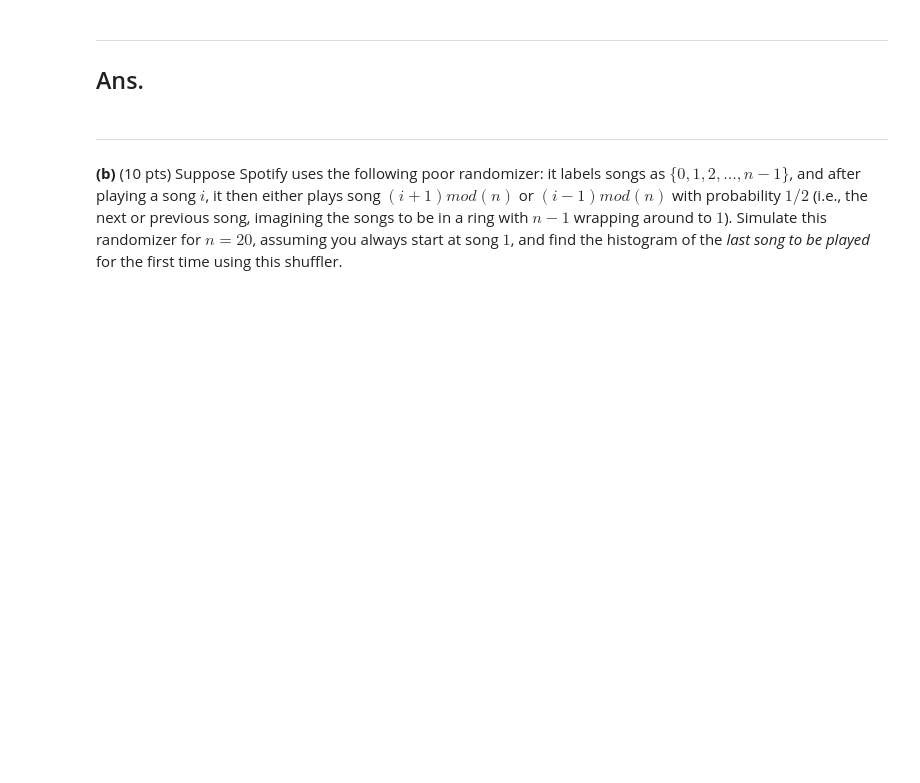
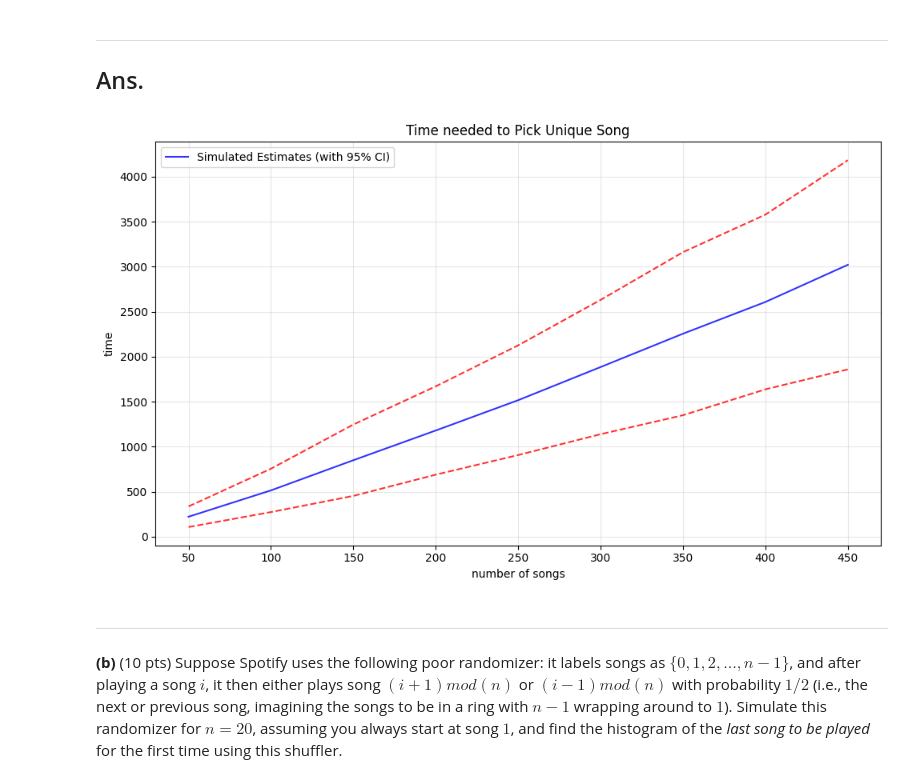
Before and after one commit to restinghouse0203/Academic_Project, a Jupyter notebook: Simluation/ORIE5580_Cornell/script/HW6.ipynb, the cells around one changed output. Cells and saved outputs as stored; diff of their text form; code cells hidden in the pictures; blank space fills up the shorter version.

```diff
--- a/Simluation/ORIE5580_Cornell/script/HW6.ipynb
+++ b/Simluation/ORIE5580_Cornell/script/HW6.ipynb
@@ -47,7 +48,16 @@ def
+# %%
+def uni_song_pick_time_count(n):
+  t = 0
+  song_list = range(n)
+  uni_song = []
+  while len(list(set(uni_song))) < n:
+    uni_song.append(random.choice(song_list))
+    t+=1
+  return t
 # %%
 np.random.seed(42)
 S = 1000
-N = range(100, 1000, 100)
+N = range(50, 500, 50)
 avg_time_spent = []
 LB_CI = []
 UB_CI = []
@@ -58,6 +68,26 @@ for n in N:
     t.append(uni_song_pick_time_count(n))
 
   mean_time = np.mean(t)
+  se = np.std(t,ddof=1)
+  avg_time_spent.append(mean_time)
+  LB_CI.append(mean_time-1.96*se)
+  UB_CI.append(mean_time+1.96*se)
+# %%
+# Plotting
+plt.figure(figsize=(10, 6))
+plt.plot(N, avg_time_spent, color='blue', label='Simulated Estimates (with 95% CI)', alpha=0.8)
+plt.plot(N, LB_CI, color='red', ls='--', alpha=0.8)
+plt.plot(N, UB_CI, color='red', ls='--', alpha=0.8)
+plt.title('Time needed to Pick Unique Song')
+plt.xlabel('number of songs')
+plt.ylabel('time')
+plt.grid(True, alpha=0.3)
+plt.xticks(N)
+plt.legend()
+plt.tight_layout()
+plt.show()
+# %% [output]
+[figure, added]
 # %% [markdown]
 <hr>
 
```
Also changed, not shown: parts of 25 cells of this notebook.
